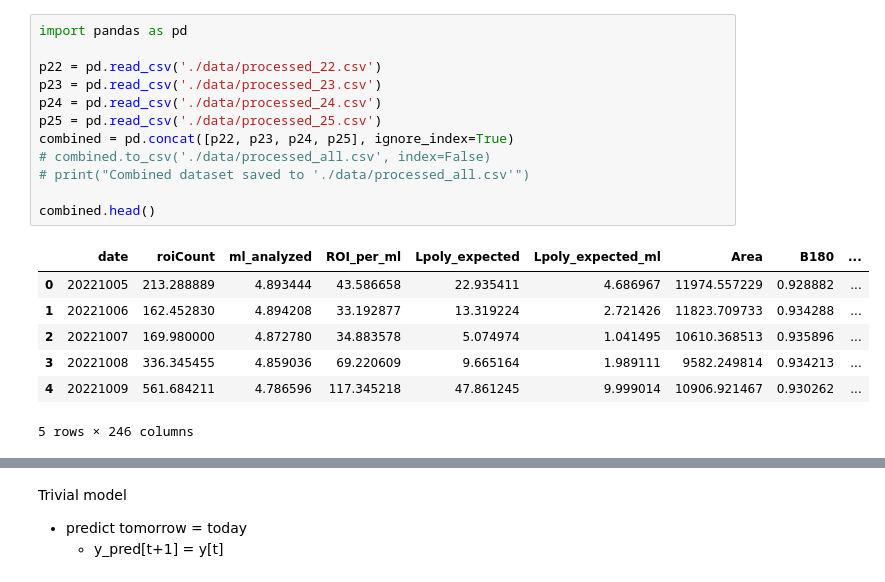
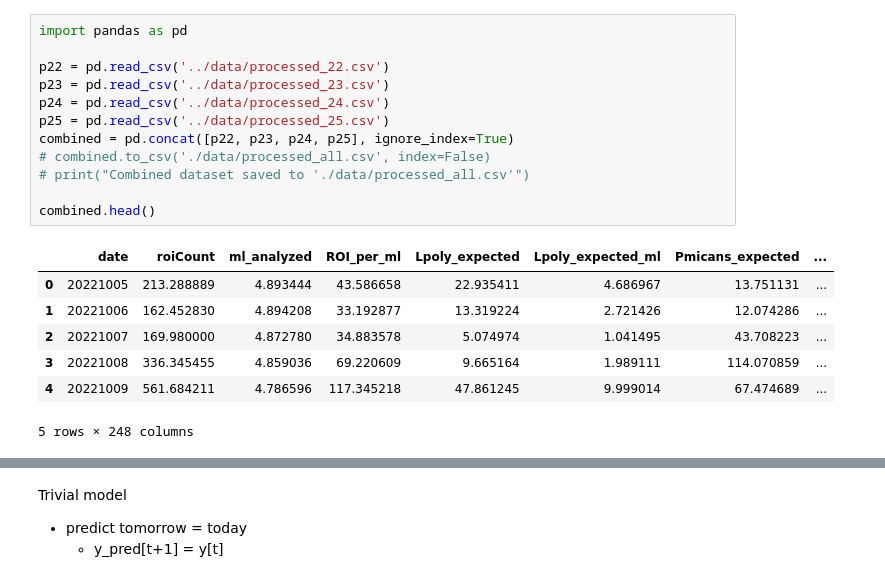
Before and after one commit to lemoncastle/hires-algal-bloom-prediction, a Jupyter notebook: models/trivial.ipynb, the cells around one changed output, grey strips where cells are left out. Drawn from its saved outputs; the diff is of its cells as text.

```diff
--- a/models/trivial.ipynb
+++ b/models/trivial.ipynb
@@ -1,23 +1,23 @@
 # %%
 import pandas as pd
 
-p22 = pd.read_csv('./data/processed_22.csv')
-p23 = pd.read_csv('./data/processed_23.csv')
-p24 = pd.read_csv('./data/processed_24.csv')
-p25 = pd.read_csv('./data/processed_25.csv')
+p22 = pd.read_csv('../data/processed_22.csv')
+p23 = pd.read_csv('../data/processed_23.csv')
+p24 = pd.read_csv('../data/processed_24.csv')
+p25 = pd.read_csv('../data/processed_25.csv')
 combined = pd.concat([p22, p23, p24, p25], ignore_index=True)
 # combined.to_csv('./data/processed_all.csv', index=False)
 # print("Combined dataset saved to './data/processed_all.csv'")
 
 combined.head()
 # %% [output]
-|  | date | roiCount | ml_analyzed | ROI_per_ml | Lpoly_expected | Lpoly_expected_ml | Area | B180 | ... |
-| 0 | 20221005 | 213.288889 | 4.893444 | 43.586658 | 22.935411 | 4.686967 | 11974.557229 | 0.928882 | ... |
-| 1 | 20221006 | 162.452830 | 4.894208 | 33.192877 | 13.319224 | 2.721426 | 11823.709733 | 0.934288 | ... |
-| 2 | 20221007 | 169.980000 | 4.872780 | 34.883578 | 5.074974 | 1.041495 | 10610.368513 | 0.935896 | ... |
-| 3 | 20221008 | 336.345455 | 4.859036 | 69.220609 | 9.665164 | 1.989111 | 9582.249814 | 0.934213 | ... |
-| 4 | 20221009 | 561.684211 | 4.786596 | 117.345218 | 47.861245 | 9.999014 | 10906.921467 | 0.930262 | ... |
+|  | date | roiCount | ml_analyzed | ROI_per_ml | Lpoly_expected | Lpoly_expected_ml | Pmicans_expected | ... |
+| 0 | 20221005 | 213.288889 | 4.893444 | 43.586658 | 22.935411 | 4.686967 | 13.751131 | ... |
+| 1 | 20221006 | 162.452830 | 4.894208 | 33.192877 | 13.319224 | 2.721426 | 12.074286 | ... |
+| 2 | 20221007 | 169.980000 | 4.872780 | 34.883578 | 5.074974 | 1.041495 | 43.708223 | ... |
+| 3 | 20221008 | 336.345455 | 4.859036 | 69.220609 | 9.665164 | 1.989111 | 114.070859 | ... |
+| 4 | 20221009 | 561.684211 | 4.786596 | 117.345218 | 47.861245 | 9.999014 | 67.474689 | ... |
-5 rows × 246 columns
+5 rows × 248 columns
 # %%
 import matplotlib.pyplot as plt
 import numpy as np
```
Also changed, not shown: parts of 1 cell of this notebook, 5 other files.
